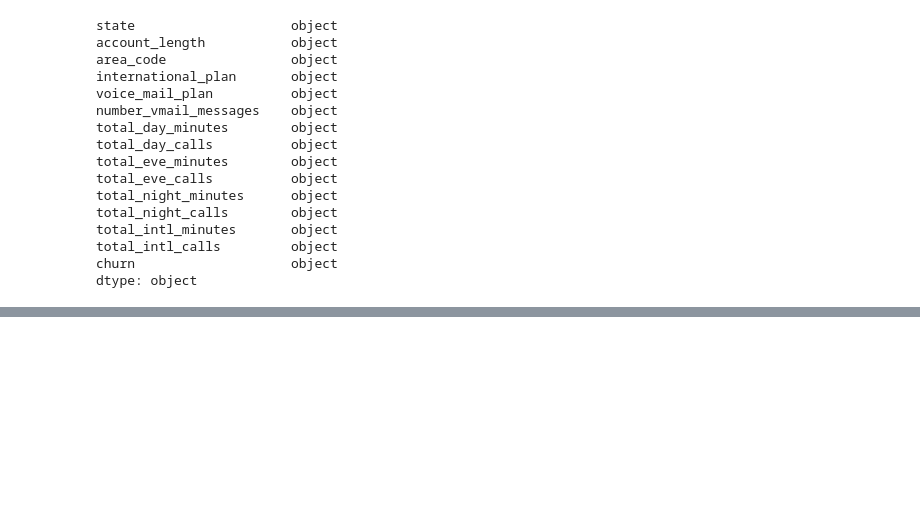
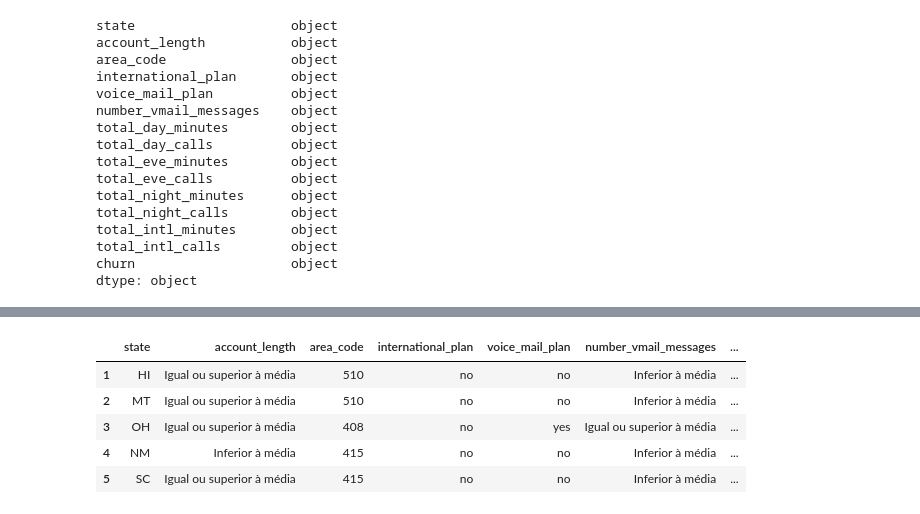
Before and after one commit to tatiananovaes/Customer_Churn_Telecom, a Jupyter notebook: machine_learning/customer_churn_telecom_03_FeatureEngineering.ipynb, the cells around one changed output, grey strips where cells are left out. Saved outputs shown, nothing was run; the diff lists cells and outputs as text; code cells hidden in the pictures; blank space fills up the shorter version.

```diff
--- a/machine_learning/customer_churn_telecom_03_FeatureEngineering.ipynb
+++ b/machine_learning/customer_churn_telecom_03_FeatureEngineering.ipynb
@@ -416,0 +424,27 @@ df.to_csv('datasets/df_eng.csv')
+# %%
+# Exclusão da variável number_customer_service_calls (distribuição uniforme)
+df_test = df_test.drop(columns = ['number_customer_service_calls'])
+
+
+# Remoção de variáveis devido à presença de multicolinearidade
+# Removal of variables due to the presence of multicollinearity
+df_test = df_test.drop(columns = ['total_day_charge','total_eve_charge','total_night_charge','total_intl_charge'])
+
+
+# Binarização das variáveis account_length e voice_mail_plan com base na média
+df_test['account_length'] = np.where(df_test['account_length'] >= 100.86, 'Igual ou superior à média', 'Inferior à média')
+df_test['number_vmail_messages'] = np.where(df_test['number_vmail_messages'] >= 7.97, 'Igual ou superior à média','Inferior à média')
+
+
+# Formatação de feature (para remoção da parte em string dos dados)
+# Formatação de feature (para remoção da parte em string dos dados)
+df_test['area_code'] = df_test['area_code'].apply(lambda x: x[-3:])
+
+df_test.head()
+# %% [output]
+|  | state | account_length | area_code | international_plan | voice_mail_plan | number_vmail_messages | ... |
+| 1 | HI | Igual ou superior à média | 510 | no | no | Inferior à média | ... |
+| 2 | MT | Igual ou superior à média | 510 | no | no | Inferior à média | ... |
+| 3 | OH | Igual ou superior à média | 408 | no | yes | Igual ou superior à média | ... |
+| 4 | NM | Inferior à média | 415 | no | no | Inferior à média | ... |
+| 5 | SC | Igual ou superior à média | 415 | no | no | Inferior à média | ... |
```
Also changed, not shown: parts of 17 cells of this notebook.
